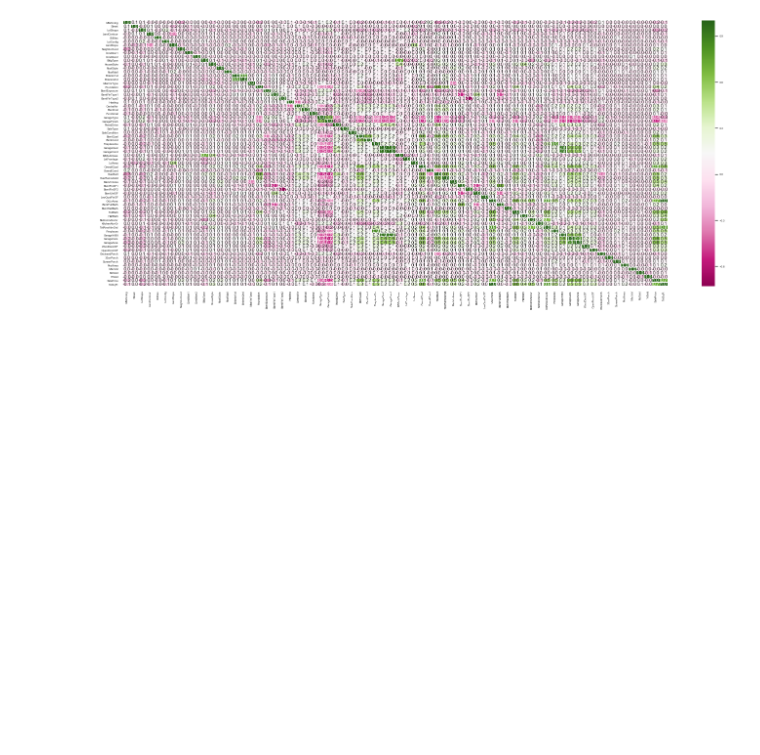
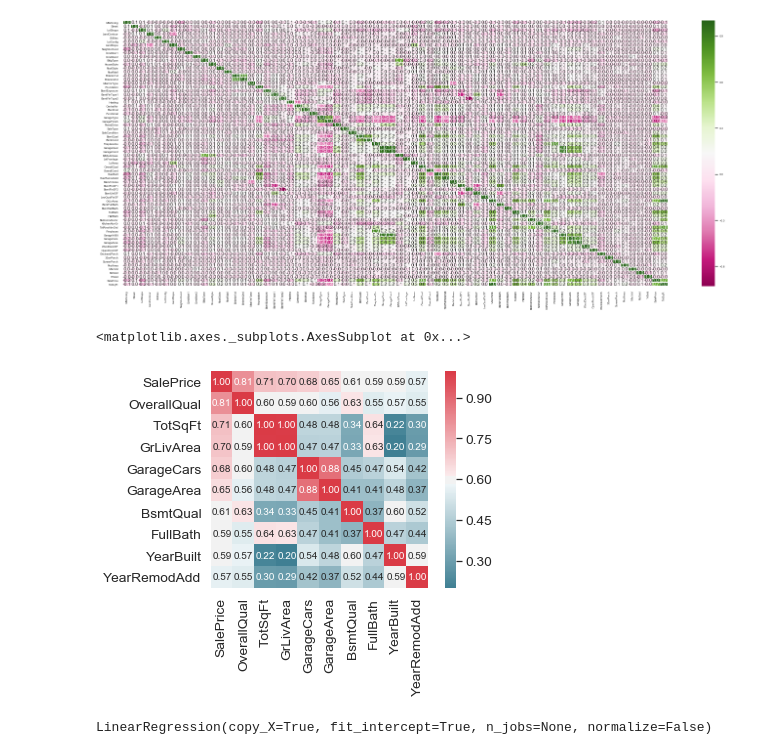
Before and after one commit to cal-dortiz/UCB_W207_Applied-_Machine_Learning, a Jupyter notebook: Final_Project/Data Exploration Files/Data Cleaning and Feature Engineering.ipynb, the cells around one changed output. Drawn from its saved outputs; the diff is of its cells as text; code cells hidden in the pictures; blank space fills up the shorter version.

```diff
--- a/Final_Project/Data Exploration Files/Data Cleaning and Feature Engineering.ipynb
+++ b/Final_Project/Data Exploration Files/Data Cleaning and Feature Engineering.ipynb
@@ -134,4 +152,4 @@ for col in CatDataSet:
     CatDataSet.iloc[:,i] = CatDataSet.apply(lambda i:le.fit_transform(i.astype(str)), axis=0, result_type='expand')
 # %%
 # glue data sets together
-df_train2 = pd.concat((CatDataSet, Ordered_Category, NumDataSet), axis=1, join='inner')
+X_train2 = pd.concat((CatDataSet, Ordered_Category, NumDataSet), axis=1, join='inner')
@@ -192,3 +270,16 @@ ax = sns.heatmap(correlation_train, annot=True, annot_kws={'size': 10}, fmt='.1f
 plt.show()
 # %% [output]
 [figure]
+# %%
+#Filter out 10 highest correlated categories
+k = 10
+corr = df_train2.corr()
+cols = corr.nlargest(k, 'SalePrice')['SalePrice'].index
+cmap = sns.diverging_palette(220, 10, as_cmap=True)
+cm = np.corrcoef(df_train2[cols].values.T)
+sns.set(font_scale=1.25)
+sns.heatmap(cm, annot=True, square=True, fmt='.2f', cmap=cmap,
+                 annot_kws={'size': 10}, yticklabels=cols.values, xticklabels=cols.values)
+# %% [output]
+<matplotlib.axes._subplots.AxesSubplot at 0x...>
+[figure, added]
@@ -194,0 +295,5 @@ plt.show()
+# %%
+lr = LinearRegression()
+lr.fit(LR1Xtrain, LR1Ytrain)
+# %% [output]
+LinearRegression(copy_X=True, fit_intercept=True, n_jobs=None, normalize=False)
```
Also changed, not shown: parts of 20 cells of this notebook.
